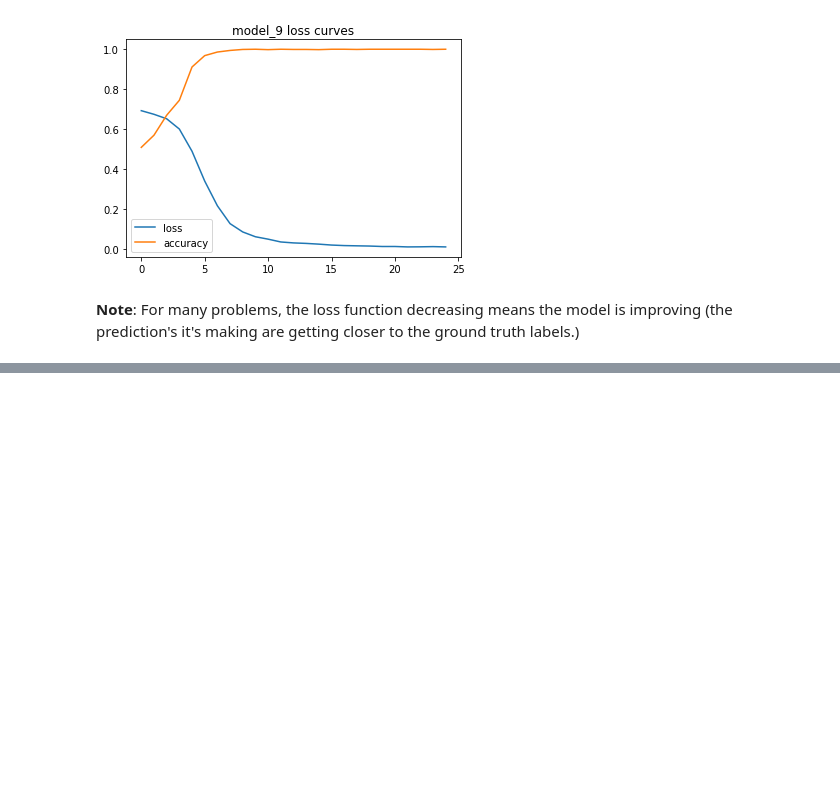
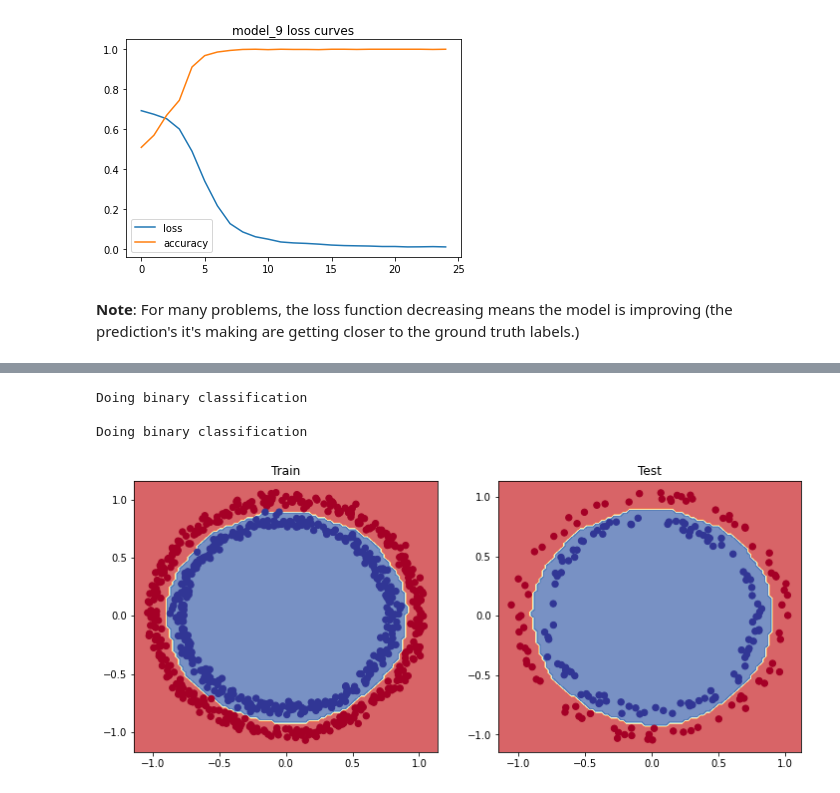
Before and after one commit to koulkoudakis/tf-neural-network-classification, a Jupyter notebook: tf_neural_network_classification.ipynb, the cells around one changed output, grey strips where cells are left out. Saved outputs shown, nothing was run; the diff lists cells and outputs as text; code cells hidden in the pictures; blank space fills up the shorter version.

```diff
--- a/tf_neural_network_classification.ipynb
+++ b/tf_neural_network_classification.ipynb
@@ -705,0 +793,19 @@ plt.title('model_9 loss curves');
+# %%
+# We will try using a higher *ideal* learning rate with the same model
+
+tf.random.set_seed(18)
+
+# Create model
+model_11 = tf.keras.Sequential([
+                                tf.keras.layers.Dense(16, activation='relu'),
+                                tf.keras.layers.Dense(4, activation='relu'),
+                                tf.keras.layers.Dense(1, activation='sigmoid')
+])
+
+# Compile model with ideal learning rate
+model_11.compile(loss='binary_crossentropy',
+                 optimizer=tf.keras.optimizers.Adam(learning_rate=0.02),
+                 metrics=['accuracy'])
+
+# Fit model for 20 epochs (5 less than before)
+history_11 = model_11.fit(X_train, y_train, epochs=20)
@@ -705,0 +836,16 @@ plt.title('model_9 loss curves');
+# %%
+# Plot decision boundaries for training and test sets
+plt.figure(figsize=(12,5))
+
+plt.subplot(1, 2, 1)
+plt.title('Train')
+plot_decision_boundary(model_11, X_train, y_train)
+
+plt.subplot(1, 2, 2)
+plt.title('Test')
+plot_decision_boundary(model_11, X_test, y_test)
+# %% [output]
+Doing binary classification
+
+Doing binary classification
+[figure, added]
```
Also changed, not shown: parts of 75 cells of this notebook.
